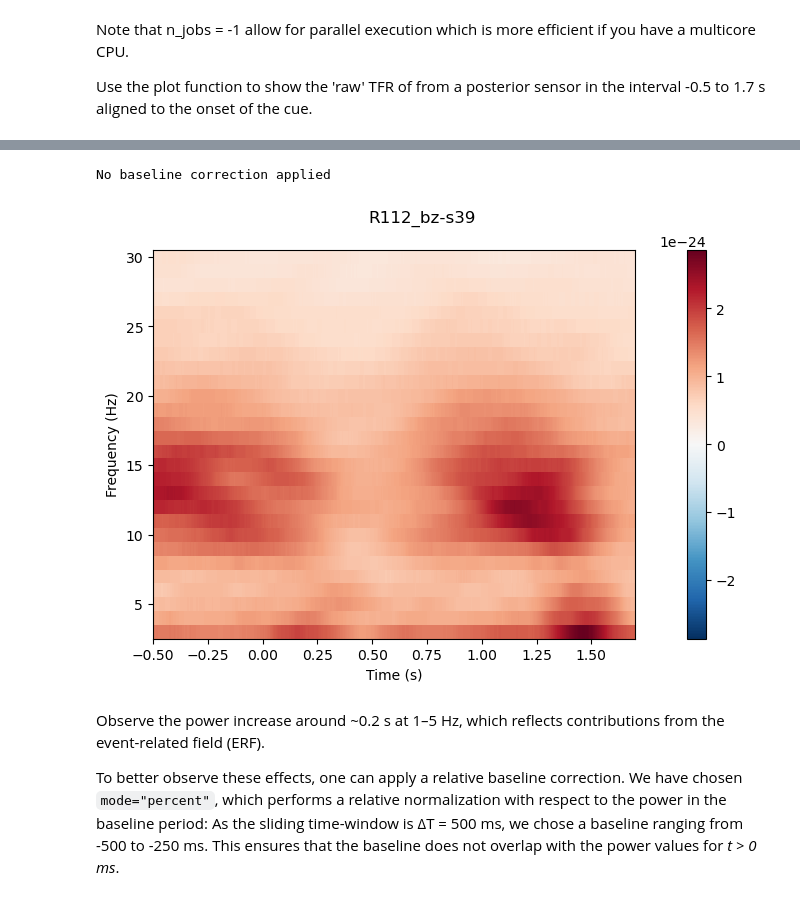
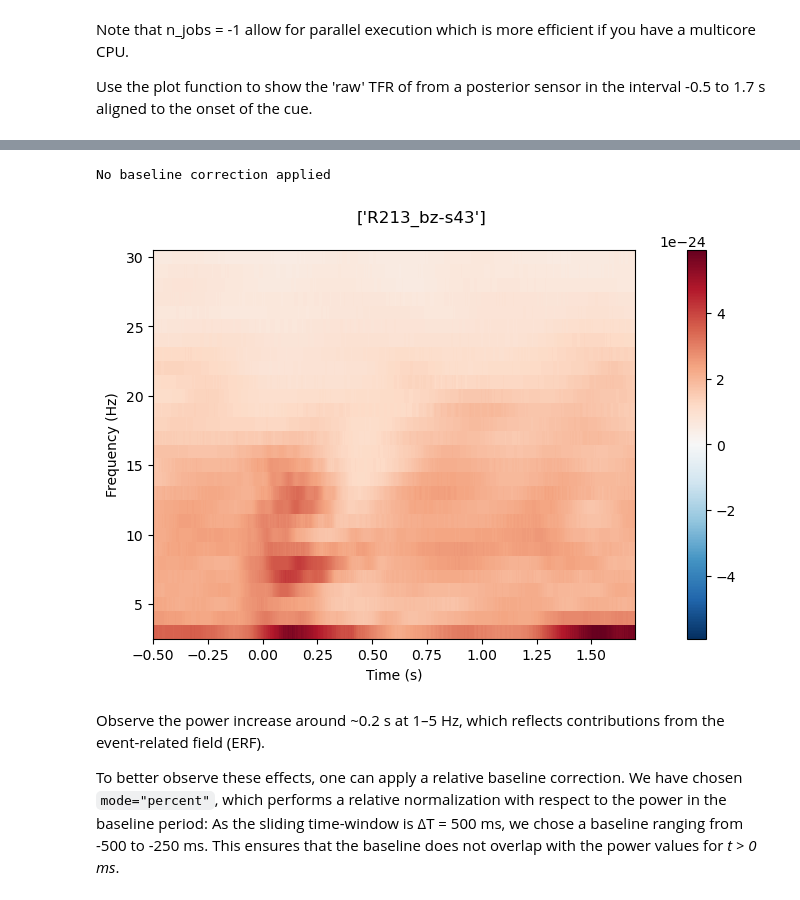
Before and after one commit to FLUX-pipeline/FieldLine, a Jupyter notebook: Time_Frequency.ipynb, the cells around one changed output, grey strips where cells are left out. Drawn from its saved outputs; the diff is of its cells as text; code cells hidden in the pictures.

```diff
--- a/Time_Frequency.ipynb
+++ b/Time_Frequency.ipynb
@@ -38,8 +38,7 @@ task = 'SpAtt'
 run = '01'
 meg_suffix = 'meg'
 epo_suffix = 'epo'
-#data_path='C:/Users/rakshita/Documents/Sub_OJ_new'
-data_path = '/Users/o.jensen@bham.ac.uk/Data/FieldLineUoB'
+data_path = 'E:/new_fieldline/sub-H'
 
 
 bids_root = op.join(data_path, "Fieldline_Spatt_BIDS")
@@ -141,14 +146,14 @@ Use the plot function to show the 'raw' TFR of from a posterior sensor in the in
 # %%
-#'R112_bz-s39' 'R213_bz-s32''R211_bz-s34''R116_bz-s36'
+#'R211_bz-s45', 'R310_bz-s24','R212_bz-s17','R311_bz-s18','R210_bz-s23','R213_bz-s43','R114_bz-s85','R112_bz-s80','R209_bz-s44'
 %matplotlib inline
-sensor = 'R112_bz-s39'
+sensor = ['R213_bz-s43']
 tfr_slowL.plot(
     picks=sensor,
     tmin=-0.5, tmax=1.7,
     title=sensor);
 # %% [output]
 No baseline correction applied
-[figure, old version]
+[figure, new version]
 # %% [markdown]
 Observe the power increase around ~0.2 s at 1–5 Hz, which reflects contributions from the event-related field (ERF).
 
```
Also changed, not shown: parts of 10 cells of this notebook, 2 other files.
